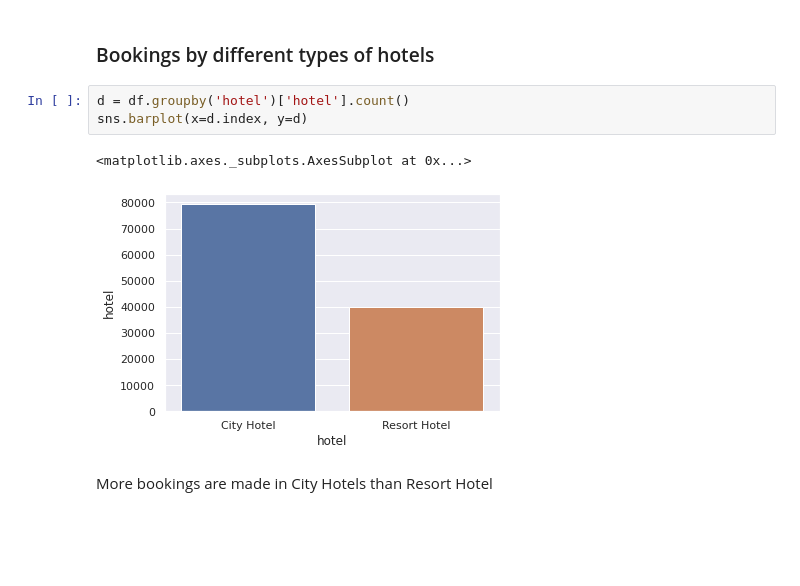
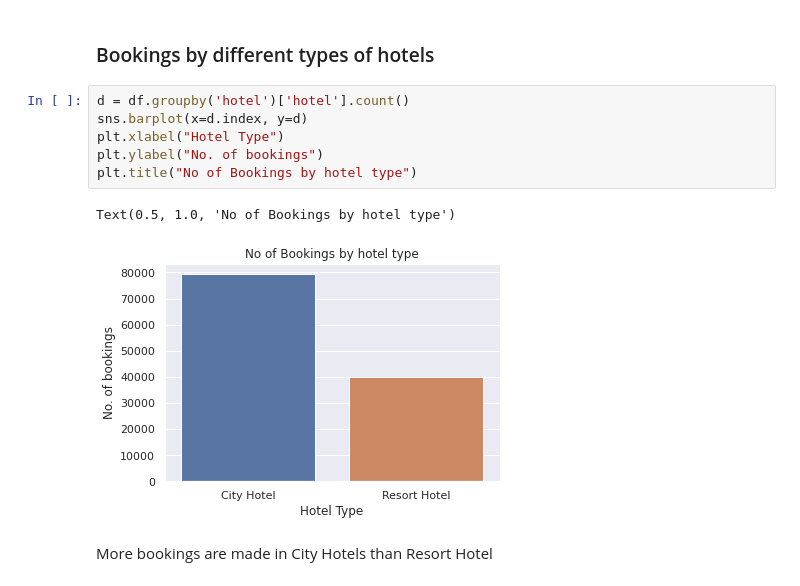
Before and after one commit to ayush9304/Hotel-Booking-Analysis-EDA, a Jupyter notebook: Hotel_Booking_Analysis_EDA.ipynb, the cells around one changed output. Drawn from its saved outputs; the diff is of its cells as text; blank space fills up the shorter version.

```diff
--- a/Hotel_Booking_Analysis_EDA.ipynb
+++ b/Hotel_Booking_Analysis_EDA.ipynb
@@ -71,9 +71,12 @@ Cancelled Resrv. status values: ['Canceled' 'No-Show']
 # %%
 d = df.groupby('hotel')['hotel'].count()
 sns.barplot(x=d.index, y=d)
+plt.xlabel("Hotel Type")
+plt.ylabel("No. of bookings")
+plt.title("No of Bookings by hotel type")
 # %% [output]
-<matplotlib.axes._subplots.AxesSubplot at 0x...>
+Text(0.5, 1.0, 'No of Bookings by hotel type')
-[figure, old version]
+[figure, new version]
 # %% [markdown]
 More bookings are made in City Hotels than Resort Hotel
 # %% [markdown]
```
Also changed, not shown: parts of 3 cells of this notebook.
